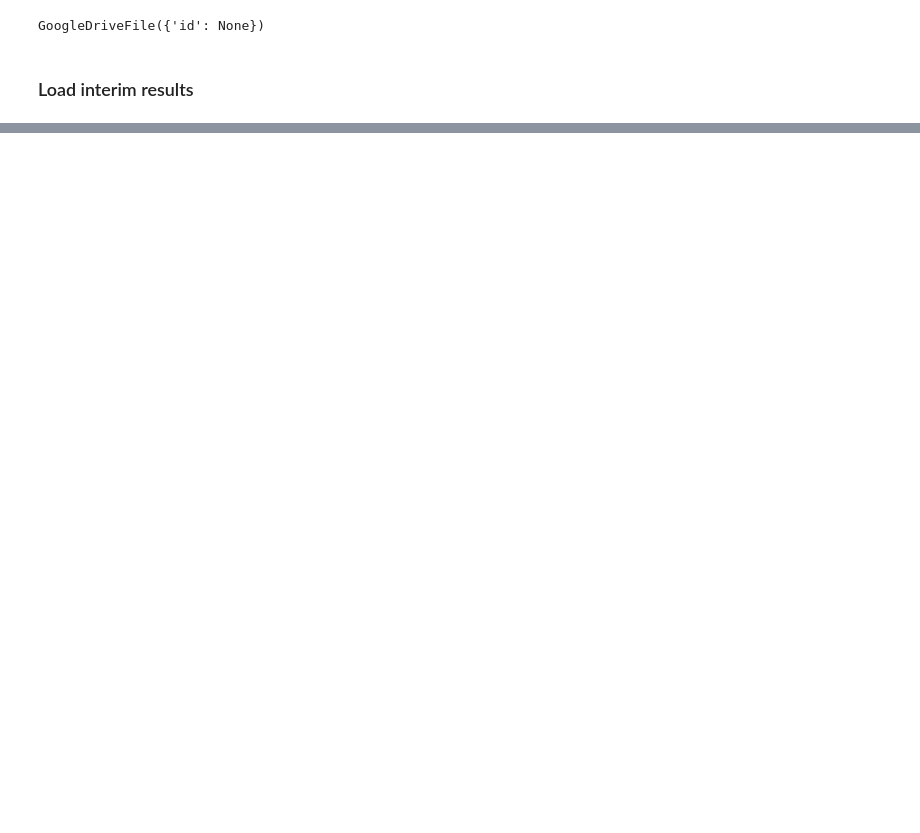
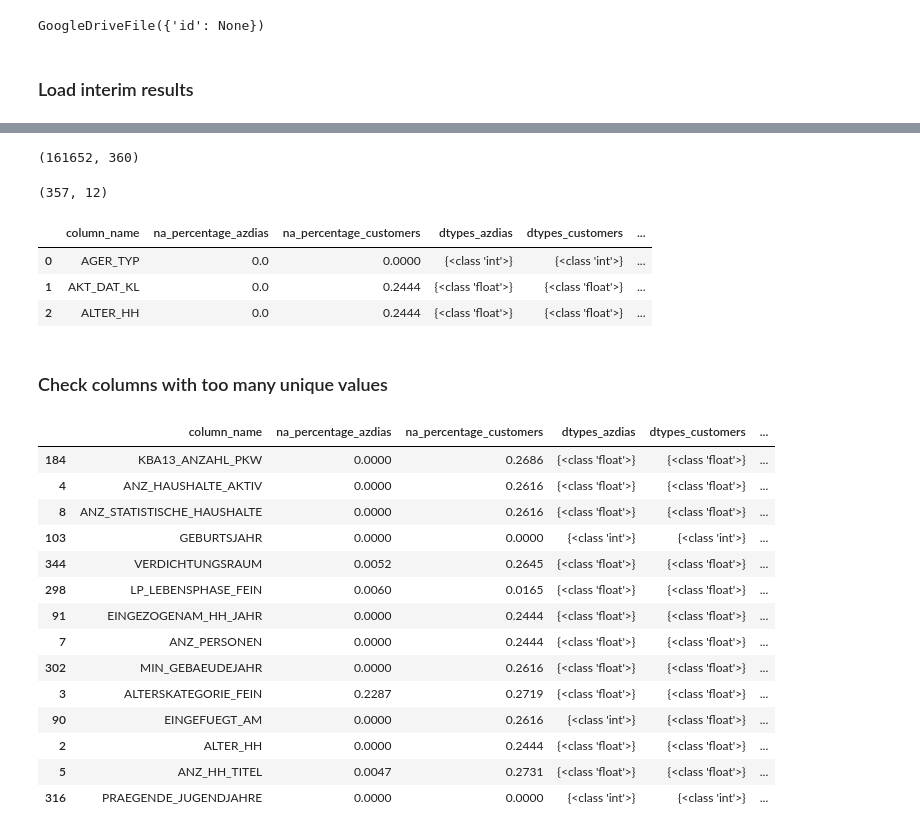
Before and after one commit to TobiPrae/customer_segmentation, a Jupyter notebook: CustomerSegmentation.ipynb, the cells around one changed output, grey strips where cells are left out. Drawn from its saved outputs; the diff is of its cells as text; code cells hidden in the pictures; blank space fills up the shorter version.

```diff
--- a/CustomerSegmentation.ipynb
+++ b/CustomerSegmentation.ipynb
@@ -80,6 +64,9 @@ download_data = drive.CreateFile({'id': '1wFNhCQm7Cv9CGJ7Pm_RbtrJdnLb4zyuC'})
 download_data.GetContentFile('attributes_values.xlsx')
 df_attributes_values = pd.read_excel('attributes_values.xlsx', names=["None", "attribute", "description", "value", "meaning"])
 df_attributes_values = df_attributes_values.drop(columns=['None'])[1:]
+# Forward filling the attribute values df for better filtering/slicing
+df_attributes_values["attribute"] = df_attributes_values["attribute"].fillna(method="ffill")
+df_attributes_values["description"] = df_attributes_values["description"].fillna(method="ffill")
 print(df_attributes_values.shape)
 # %% [output]
 (2258, 4)
@@ -143,3 +244,28 @@ def engineer_OST_WEST_KZ(x):
     return 0
   else:
     return np.nan
+# %%
+def create_meta_dataframa():
+  '''
+  Creates data frame with meta information.
+
+  Args:
+  - Nothing
+
+  Returns:
+  - meta_df
+  '''
+  meta_df = pd.DataFrame(df_azdias.columns.tolist())
+  meta_df = meta_df.rename(columns={0: "column_name"})
+  meta_df["na_percentage_azdias"] = meta_df["column_name"].apply(lambda x: round(df_azdias[x].isna().sum()/df_azdias.shape[0], 4))
+  meta_df["na_percentage_customers"] = meta_df["column_name"].apply(lambda x: round(df_customers[x].isna().sum()/df_customers.shape[0], 4))
+  meta_df["dtypes_azdias"] =  meta_df["column_name"].apply(lambda x: set(df_azdias[x].map(type).tolist()))
+  meta_df["dtypes_customers"] =  meta_df["column_name"].apply(lambda x: set(df_customers[x].map(type).tolist()))
+  meta_df["n_dtypes_azdias"] = meta_df["column_name"].apply(lambda x: len(set(df_azdias[x].map(type).tolist())))
+  meta_df["n_dtypes_customers"] = meta_df["column_name"].apply(lambda x: len(set(df_customers[x].map(type).tolist())))
+  meta_df["unique_values_azdias"] = meta_df["column_name"].apply(lambda x: len(df_azdias[x].value_counts()))
+  meta_df["unique_values_customers"] = meta_df["column_name"].apply(lambda x: len(df_customers[x].value_counts()))
+  meta_df["description"] =  meta_df["column_name"].apply(get_description)
+  meta_df["action"] = "Keep"
+  meta_df["reason"] = "None"
+  return meta_df
@@ -722,0 +953,39 @@ print(df_azdias.shape)
+# %%
+df_customers = pd.concat([df_customers_cleaned_1, df_customers_cleaned_2, df_customers_cleaned_3])
+df_customers = df_customers.reset_index()
+df_customers = df_customers.drop(columns=["index"])
+df_customers.shape
+# %% [output]
+(161652, 360)
+# %%
+meta_df_new = create_meta_dataframa()
+meta_df_new.shape
+# %% [output]
+(357, 12)
+# %%
+meta_df_new.head(3)
+# %% [output]
+|  | column_name | na_percentage_azdias | na_percentage_customers | dtypes_azdias | dtypes_customers | ... |
+| 0 | AGER_TYP | 0.0 | 0.0000 | {<class 'int'>} | {<class 'int'>} | ... |
+| 1 | AKT_DAT_KL | 0.0 | 0.2444 | {<class 'float'>} | {<class 'float'>} | ... |
+| 2 | ALTER_HH | 0.0 | 0.2444 | {<class 'float'>} | {<class 'float'>} | ... |
+# %% [markdown]
+### Check columns with too many unique values
+# %%
+meta_df_new.loc[meta_df_new["unique_values_azdias"] > 15].sort_values(by="unique_values_azdias", ascending=False).head(20)
+# %% [output]
+|  | column_name | na_percentage_azdias | na_percentage_customers | dtypes_azdias | dtypes_customers | ... |
+| 184 | KBA13_ANZAHL_PKW | 0.0000 | 0.2686 | {<class 'float'>} | {<class 'float'>} | ... |
+| 4 | ANZ_HAUSHALTE_AKTIV | 0.0000 | 0.2616 | {<class 'float'>} | {<class 'float'>} | ... |
+| 8 | ANZ_STATISTISCHE_HAUSHALTE | 0.0000 | 0.2616 | {<class 'float'>} | {<class 'float'>} | ... |
+| 103 | GEBURTSJAHR | 0.0000 | 0.0000 | {<class 'int'>} | {<class 'int'>} | ... |
+| 344 | VERDICHTUNGSRAUM | 0.0052 | 0.2645 | {<class 'float'>} | {<class 'float'>} | ... |
+| 298 | LP_LEBENSPHASE_FEIN | 0.0060 | 0.0165 | {<class 'float'>} | {<class 'float'>} | ... |
+| 91 | EINGEZOGENAM_HH_JAHR | 0.0000 | 0.2444 | {<class 'float'>} | {<class 'float'>} | ... |
+| 7 | ANZ_PERSONEN | 0.0000 | 0.2444 | {<class 'float'>} | {<class 'float'>} | ... |
+| 302 | MIN_GEBAEUDEJAHR | 0.0000 | 0.2616 | {<class 'float'>} | {<class 'float'>} | ... |
+| 3 | ALTERSKATEGORIE_FEIN | 0.2287 | 0.2719 | {<class 'float'>} | {<class 'float'>} | ... |
+| 90 | EINGEFUEGT_AM | 0.0000 | 0.2616 | {<class 'int'>} | {<class 'float'>} | ... |
+| 2 | ALTER_HH | 0.0000 | 0.2444 | {<class 'float'>} | {<class 'float'>} | ... |
+| 5 | ANZ_HH_TITEL | 0.0047 | 0.2731 | {<class 'float'>} | {<class 'float'>} | ... |
+| 316 | PRAEGENDE_JUGENDJAHRE | 0.0000 | 0.0000 | {<class 'int'>} | {<class 'int'>} | ... |
```
Also changed, not shown: parts of 46 cells of this notebook.
